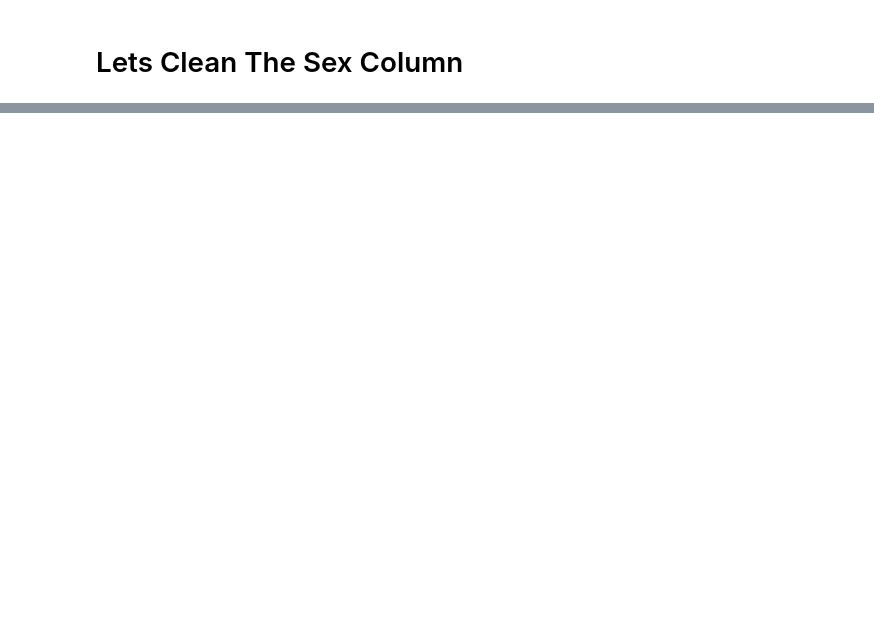
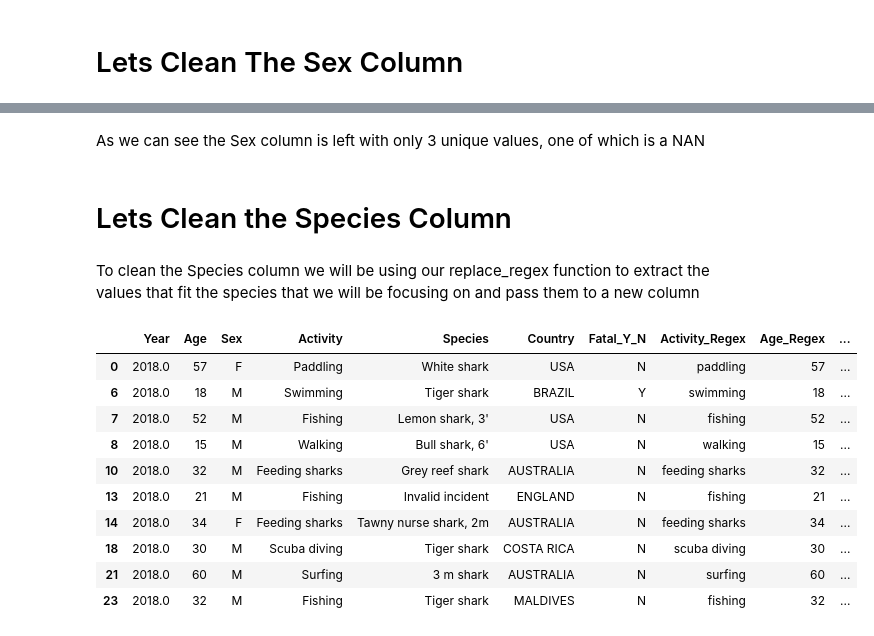
Before and after one commit to Javi-Python/Projecto-Shark-Attack-Data-Cleaning, a Jupyter notebook: Cleaning Shark Data V1.ipynb, the cells around one changed output, grey strips where cells are left out. Saved outputs shown, nothing was run; the diff lists cells and outputs as text; code cells hidden in the pictures; blank space fills up the shorter version.

```diff
--- a/Cleaning Shark Data V1.ipynb
+++ b/Cleaning Shark Data V1.ipynb
@@ -299,0 +327,6 @@ sharks_replace_sex.head()
+# %% [markdown]
+As we can see the Sex column is left with only 3 unique values, one of which is a NAN
+# %% [markdown]
+# Lets Clean the Species Column
+# %% [markdown]
+To clean the Species column we will be using our replace_regex function to extract the values that fit the species that we will be focusing on and pass them to a new column
@@ -299,0 +344,14 @@ sharks_replace_sex.head()
+# %%
+Clean_Sharks.head(10)
+# %% [output]
+|  | Year | Age | Sex | Activity | Species | Country | Fatal_Y_N | Activity_Regex | Age_Regex | ... |
+| 0 | 2018.0 | 57 | F | Paddling | White shark | USA | N | paddling | 57 | ... |
+| 6 | 2018.0 | 18 | M | Swimming | Tiger shark | BRAZIL | Y | swimming | 18 | ... |
+| 7 | 2018.0 | 52 | M | Fishing | Lemon shark, 3' | USA | N | fishing | 52 | ... |
+| 8 | 2018.0 | 15 | M | Walking | Bull shark, 6' | USA | N | walking | 15 | ... |
+| 10 | 2018.0 | 32 | M | Feeding sharks | Grey reef shark | AUSTRALIA | N | feeding sharks | 32 | ... |
+| 13 | 2018.0 | 21 | M | Fishing | Invalid incident | ENGLAND | N | fishing | 21 | ... |
+| 14 | 2018.0 | 34 | F | Feeding sharks | Tawny nurse shark, 2m | AUSTRALIA | N | feeding sharks | 34 | ... |
+| 18 | 2018.0 | 30 | M | Scuba diving | Tiger shark | COSTA RICA | N | scuba diving | 30 | ... |
+| 21 | 2018.0 | 60 | M | Surfing | 3 m shark | AUSTRALIA | N | surfing | 60 | ... |
+| 23 | 2018.0 | 32 | M | Fishing | Tiger shark | MALDIVES | N | fishing | 32 | ... |
```
Also changed, not shown: parts of 25 cells of this notebook.
